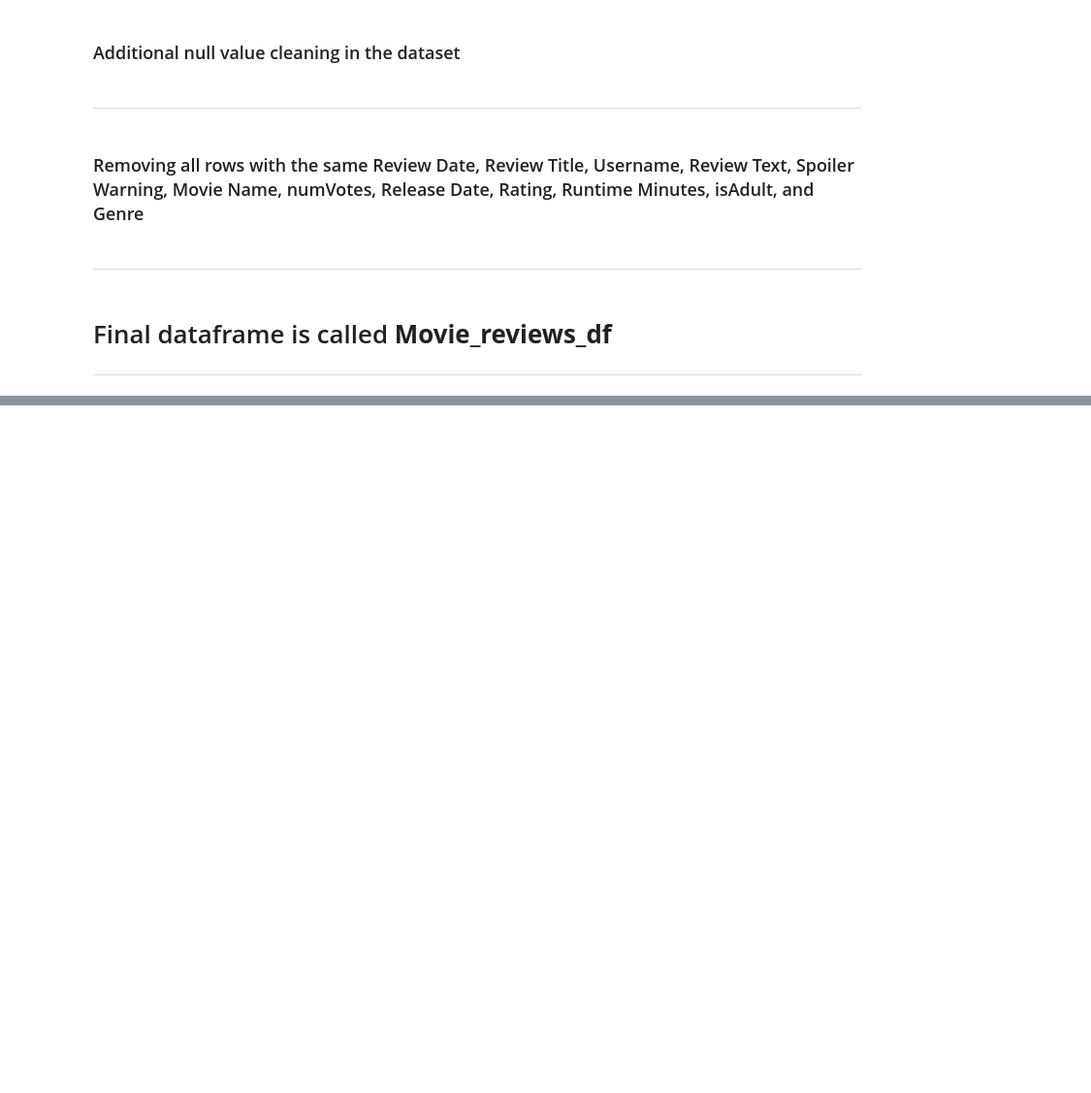
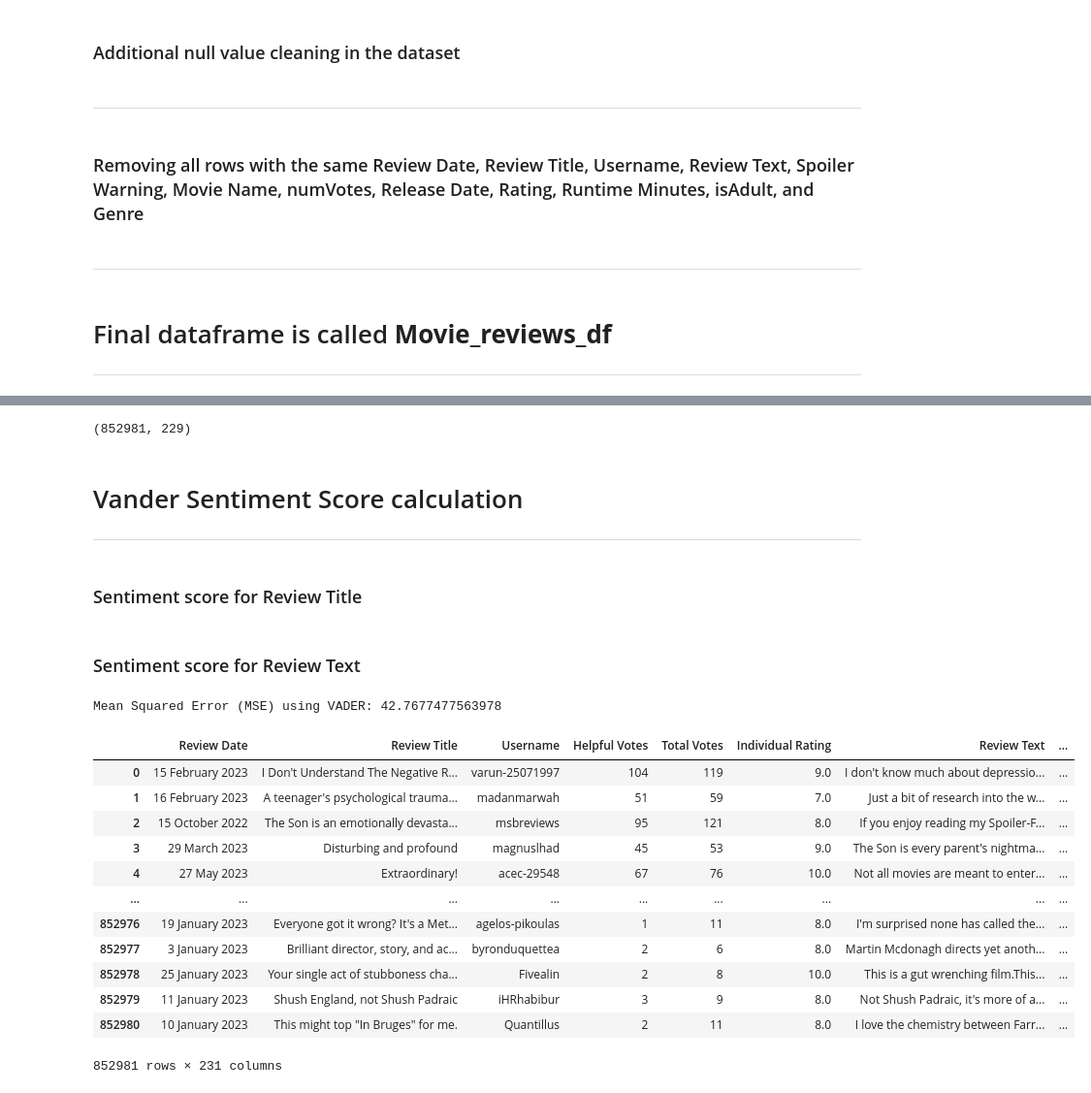
Before and after one commit to shreyashguptas/IMDb_movie_review_sentiment_analysis, a Jupyter notebook: IMDb_webscrapping_script.ipynb, the cells around one changed output, grey strips where cells are left out. Shown: that part at 97% size. Drawn from its saved outputs; the diff is of its cells as text; code cells hidden in the pictures; blank space fills up the shorter version.

```diff
--- a/IMDb_webscrapping_script.ipynb
+++ b/IMDb_webscrapping_script.ipynb
@@ -377,7 +385,7 @@ def scrape_reviews(url):
 save_dir = '/Users/shreyashgupta/Library/CloudStorage/OneDrive-UniversityofArkansas/MSEA/2nd Semester - MSEA/ECON 5823 - ECONOMIC ANALYTICS II/Project Code file/IMDb_movie_review_sentiment_analysis/20_movies_datasets_with_Scrapped_data'
 
 # Main loop to iterate through dataframes
-for i in range(1, 41):  # Adjust range as necessary
+for i in range(26, 41):  # Adjust range as necessary
     df_name = f'imdb_movies_df_{i}_url'
     df = eval(df_name)  # Dynamically get the dataframe
     all_reviews = []
@@ -852,0 +649,5 @@ big_discrepancies.head(20)
+# %%
+import pandas as pd
+
+# load all_reviews_df.csv into a dataframe called all_reviews_df
+all_final_reviews_df = pd.read_csv('/Users/shreyashgupta/Library/CloudStorage/OneDrive-UniversityofArkansas/MSEA/2nd Semester - MSEA/ECON 5823 - ECONOMIC ANALYTICS II/Project Code file/IMDb_movie_review_sentiment_analysis/merged_df.csv')
@@ -852,0 +661,59 @@ big_discrepancies.head(20)
+# %%
+all_final_reviews_df.shape
+# %% [output]
+(852981, 229)
+# %% [markdown]
+# Vander Sentiment Score calculation
+-----
+# %% [markdown]
+### Sentiment score for Review Title
+# %%
+from vaderSentiment.vaderSentiment import SentimentIntensityAnalyzer
+from sklearn.metrics import mean_squared_error
+from joblib import Parallel, delayed
+def get_vader_sentiment_score(review):
+    sid = SentimentIntensityAnalyzer()
+    sentiment_scores = sid.polarity_scores(review)
+    return sentiment_scores['compound']
+
+# Apply the VADER sentiment analysis function to the 'Review Title' column in parallel
+all_final_reviews_df['Sentiment_score__Review_title'] = Parallel(n_jobs=-1)(delayed(get_vader_sentiment_score)(review) for review in all_final_reviews_df['Review Title'])
+
+# Calculate the Mean Squared Error (MSE) between VADER sentiment scores and individual ratings
+mse = mean_squared_error(all_final_reviews_df['Individual Rating'], all_final_reviews_df['Sentiment_score__Review_title'])
+print("Mean Squared Error (MSE) using VADER:", mse)
+# %% [markdown]
+### Sentiment score for Review Text
+# %%
+from vaderSentiment.vaderSentiment import SentimentIntensityAnalyzer
+from sklearn.metrics import mean_squared_error
+from joblib import Parallel, delayed
+def get_vader_sentiment_score(review):
+    sid = SentimentIntensityAnalyzer()
+    sentiment_scores = sid.polarity_scores(review)
+    return sentiment_scores['compound']
+
+# Apply the VADER sentiment analysis function to the 'Review Title' column in parallel
+all_final_reviews_df['Sentiment_score__Review_text'] = Parallel(n_jobs=-1)(delayed(get_vader_sentiment_score)(review) for review in all_final_reviews_df['Review Text'])
+
+# Calculate the Mean Squared Error (MSE) between VADER sentiment scores and individual ratings
+mse = mean_squared_error(all_final_reviews_df['Individual Rating'], all_final_reviews_df['Sentiment_score__Review_text'])
+print("Mean Squared Error (MSE) using VADER:", mse)
+# %% [output]
+Mean Squared Error (MSE) using VADER: 42.7677477563978
+# %%
+all_final_reviews_df
+# %% [output]
+|  | Review Date | Review Title | Username | Helpful Votes | Total Votes | Individual Rating | Review Text | ... |
+| 0 | 15 February 2023 | I Don't Understand The Negative R... | varun-25071997 | 104 | 119 | 9.0 | I don't know much about depressio... | ... |
+| 1 | 16 February 2023 | A teenager's psychological trauma... | madanmarwah | 51 | 59 | 7.0 | Just a bit of research into the w... | ... |
+| 2 | 15 October 2022 | The Son is an emotionally devasta... | msbreviews | 95 | 121 | 8.0 | If you enjoy reading my Spoiler-F... | ... |
+| 3 | 29 March 2023 | Disturbing and profound | magnuslhad | 45 | 53 | 9.0 | The Son is every parent's nightma... | ... |
+| 4 | 27 May 2023 | Extraordinary! | acec-29548 | 67 | 76 | 10.0 | Not all movies are meant to enter... | ... |
+| ... | ... | ... | ... | ... | ... | ... | ... | ... |
+| 852976 | 19 January 2023 | Everyone got it wrong? It's a Met... | agelos-pikoulas | 1 | 11 | 8.0 | I'm surprised none has called the... | ... |
+| 852977 | 3 January 2023 | Brilliant director, story, and ac... | byronduquettea | 2 | 6 | 8.0 | Martin Mcdonagh directs yet anoth... | ... |
+| 852978 | 25 January 2023 | Your single act of stubboness cha... | Fivealin | 2 | 8 | 10.0 | This is a gut wrenching film.This... | ... |
+| 852979 | 11 January 2023 | Shush England, not Shush Padraic | iHRhabibur | 3 | 9 | 8.0 | Not Shush Padraic, it's more of a... | ... |
+| 852980 | 10 January 2023 | This might top "In Bruges" for me. | Quantillus | 2 | 11 | 8.0 | I love the chemistry between Farr... | ... |
+852981 rows × 231 columns
```
Also changed, not shown: parts of 110 cells of this notebook, 3 other files.
